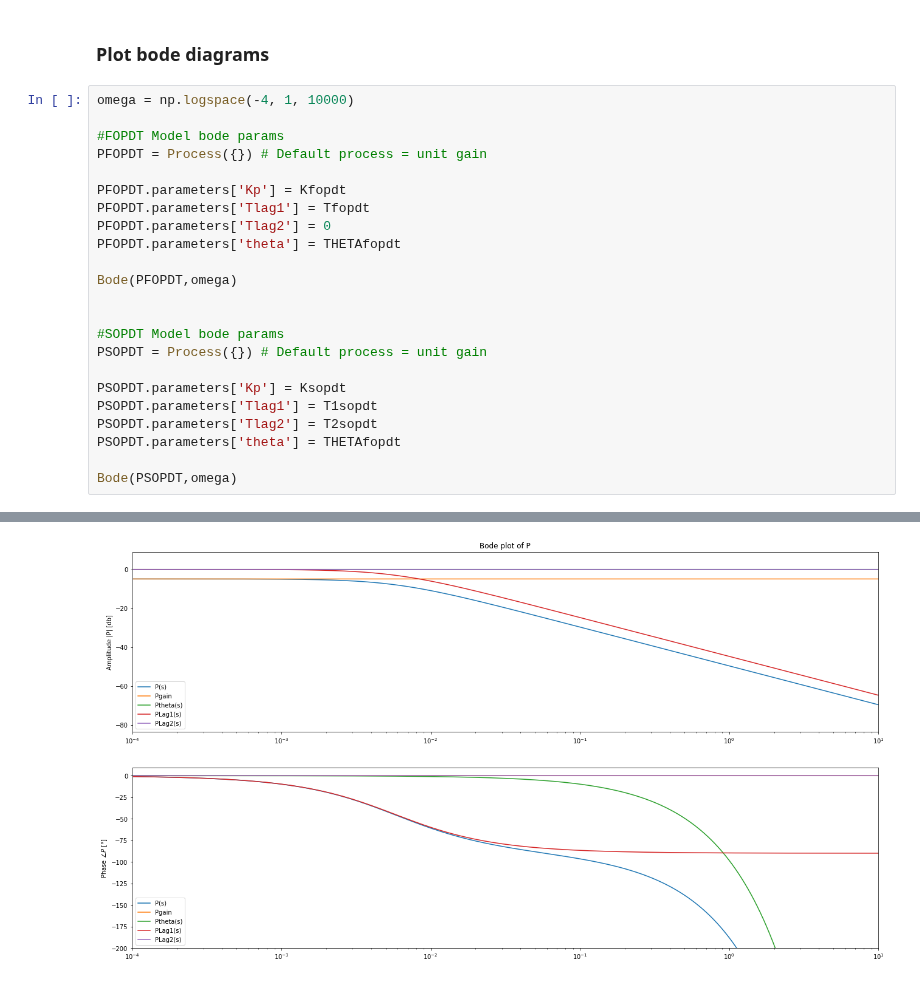
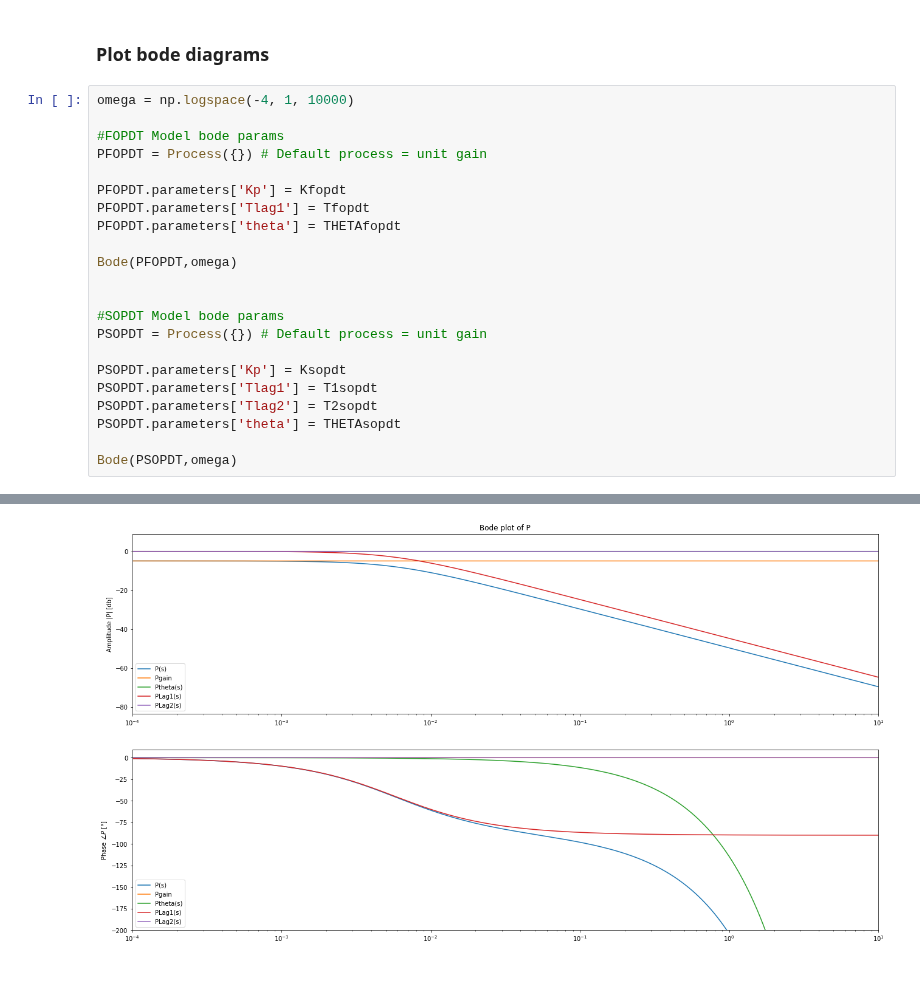
Before and after one commit to fred-corp/ECAM-Control_Theory-TCLab, a Jupyter notebook: Code/LAB - Simulation_OLP.ipynb, the cells around one changed output, grey strips where cells are left out. Drawn from its saved outputs; the diff is of its cells as text.

Commit message:
corrected small errors on bode plot parameters

```diff
--- a/Code/LAB - Simulation_OLP.ipynb
+++ b/Code/LAB - Simulation_OLP.ipynb
@@ -100,26 +100,25 @@ plt.show()
 # %%
 omega = np.logspace(-4, 1, 10000)
 
 #FOPDT Model bode params
 PFOPDT = Process({}) # Default process = unit gain
 
 PFOPDT.parameters['Kp'] = Kfopdt
 PFOPDT.parameters['Tlag1'] = Tfopdt
-PFOPDT.parameters['Tlag2'] = 0
 PFOPDT.parameters['theta'] = THETAfopdt
 
 Bode(PFOPDT,omega)
 
 
 #SOPDT Model bode params
 PSOPDT = Process({}) # Default process = unit gain
 
 PSOPDT.parameters['Kp'] = Ksopdt
 PSOPDT.parameters['Tlag1'] = T1sopdt
 PSOPDT.parameters['Tlag2'] = T2sopdt
-PSOPDT.parameters['theta'] = THETAfopdt
+PSOPDT.parameters['theta'] = THETAsopdt
 
 Bode(PSOPDT,omega)
 # %% [output]
 [figure]
-[figure, old version]
+[figure, new version]
```
